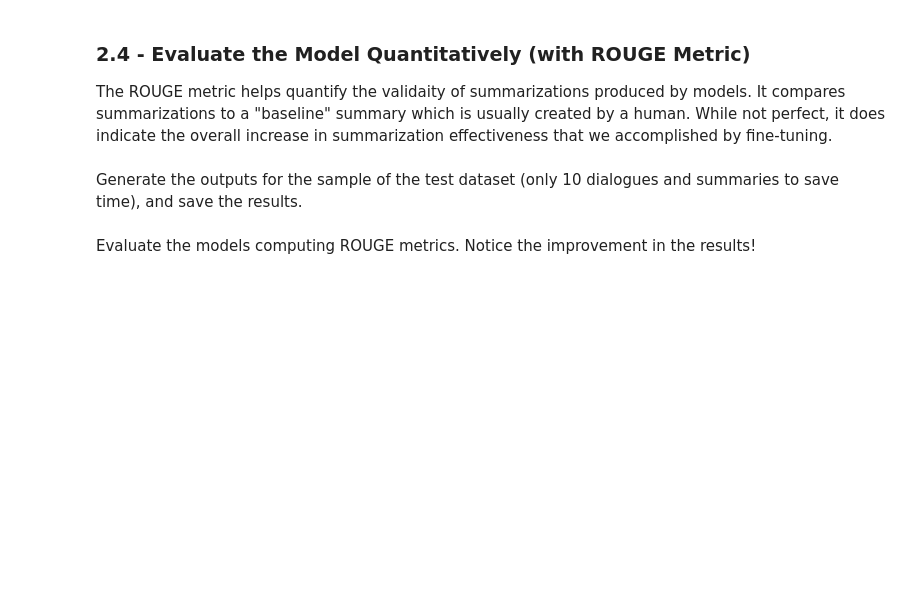
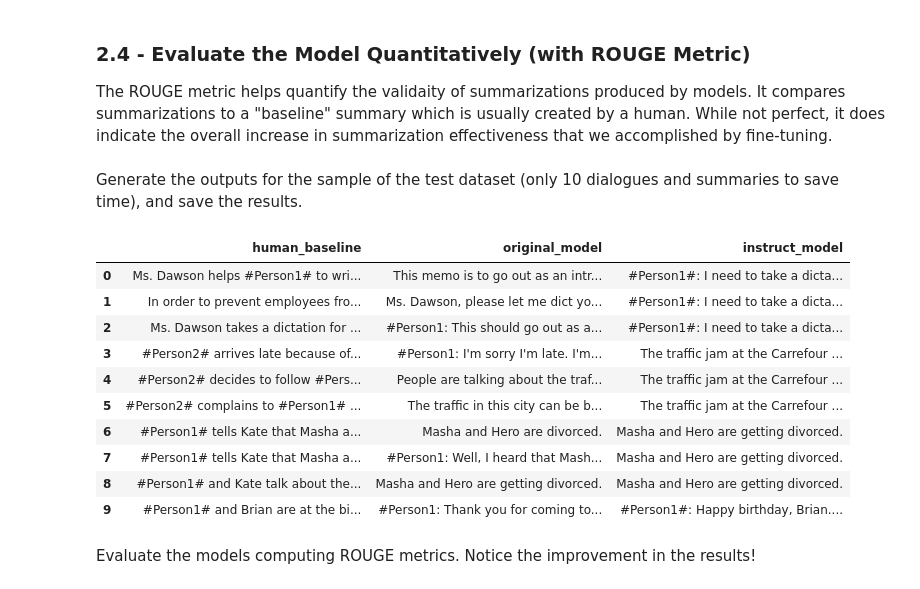
Before and after one commit to tanlandy/NLP, a Jupyter notebook: Generative_AI_with_LLM/Week2/lab2.ipynb, the cells around one changed output. Drawn from its saved outputs; the diff is of its cells as text; code cells hidden in the pictures; blank space fills up the shorter version.

```diff
--- a/Generative_AI_with_LLM/Week2/lab2.ipynb
+++ b/Generative_AI_with_LLM/Week2/lab2.ipynb
@@ -46,17 +94,19 @@ Load the pre-trained FLAN-T5 model and its tokenizer directly from HuggingFace.
 model_name = 'google/flan-t5-base'
 
 original_model = AutoModelForSeq2SeqLM.from_pretrained(model_name, torch_dtype=torch.bfloat16)
+# original_model is used to compare with all different fine-tuning strategies
 tokenizer = AutoTokenizer.from_pretrained(model_name)
+original_model = original_model.to(device)
 # %% [markdown]
 It is possible to pull out the number of the model parameters and find out how many of them are trainable. The following function can be used to do that, at this stage, you do not need to go into details of it.
 # %%
 def print_number_of_trainable_model_parameters(model):
     trainable_model_params = 0
     all_model_params = 0
-    for _, param in model.named_pamameters():
+    for _, param in model.named_parameters():
         all_model_params += param.numel()
         if param.requires_grad:
             trainable_model_params += param.numel()
-    return f"trainable model parameters: {trainable_model_params} \n all model parameter: {all_model_params} \n percentage: {trainable_model_params/all_model_params}"
+    print(f"trainable model parameters: {trainable_model_params} \nall model parameter: {all_model_params} \npercentage of trainable model parameters: {trainable_model_params/all_model_params * 100}%")
 
-print(print_number_of_trainable_model_parameters)
+print_number_of_trainable_model_parameters(original_model)
@@ -181,2 +306,3 @@ Create an instance of the `AudoModelForSeq2Seq` class for the instruct model.
 # %%
-instruct_model = AutoModelForSeq2SeqLM.from_pretrained("./flan-dialogue-summary-checkpoint", torch_dtype=torch.bfloat16)
+instruct_model = AutoModelForSeq2SeqLM.from_pretrained("./dialogue-summary-training-checkpoint07051122", torch_dtype=torch.bfloat16)
+instruct_model = instruct_model.to(device)
@@ -197,7 +327,7 @@ Summarize the following conversation.
 Summary:
 """
 
-input_ids = tokenizer(prompt, return_tensors='pt').input_ids
+input_ids = tokenizer(prompt, return_tensors='pt').input_ids.to(device)  # input_ids要加上.to(device)
 
 original_model_outputs = original_model.generate(input_ids=input_ids, generation_config=GenerationConfig(max_new_tokens=200, num_beams=1))
 original_model_test_output = tokenizer.decode(original_model_outputs[0], skip_special_tokens=True)
@@ -222,32 +364,44 @@ Generate the outputs for the sample of the test dataset (only 10 dialogues and s
 # %%
 dialogues = dataset['test'][0:10]['dialogue']
 human_baseline_summaries = dataset['test'][0:10]['summary']
 
 original_model_summaries = []
 instruct_model_summaries = []
 
 for _, dialogue in enumerate(dialogues):
     prompt = f"""
     Summarize the following conversation.
 
     {dialogue}
 
     Summary: """
 
-    input_ids = tokenizer(prompt, return_tensors='pt').input_ids
+    input_ids = tokenizer(prompt, return_tensors='pt').input_ids.to(device)
 
     original_model_outputs = original_model.generate(input_ids=input_ids, generation_config=GenerationConfig(max_new_tokens=200, num_beams=1))
     original_model_test_output = tokenizer.decode(original_model_outputs[0], skip_special_tokens=True)
     original_model_summaries.append(original_model_test_output)
 
     instruct_model_outputs = instruct_model.generate(input_ids=input_ids, generation_config=GenerationConfig(max_new_tokens=200, num_beams=1))
     instruct_model_test_output = tokenizer.decode(instruct_model_outputs[0], skip_special_tokens=True)
     instruct_model_summaries.append(instruct_model_test_output)
 
 zipped_summaries = list(zip(human_baseline_summaries, original_model_summaries, instruct_model_summaries))
 
 df = pd.DataFrame(zipped_summaries, columns=['human_baseline', 'original_model', 'instruct_model'])
 df
+# %% [output]
+|  | human_baseline | original_model | instruct_model |
+| 0 | Ms. Dawson helps #Person1# to wri... | This memo is to go out as an intr... | #Person1#: I need to take a dicta... |
+| 1 | In order to prevent employees fro... | Ms. Dawson, please let me dict yo... | #Person1#: I need to take a dicta... |
+| 2 | Ms. Dawson takes a dictation for ... | #Person1: This should go out as a... | #Person1#: I need to take a dicta... |
+| 3 | #Person2# arrives late because of... | #Person1: I'm sorry I'm late. I'm... | The traffic jam at the Carrefour ... |
+| 4 | #Person2# decides to follow #Pers... | People are talking about the traf... | The traffic jam at the Carrefour ... |
+| 5 | #Person2# complains to #Person1# ... | The traffic in this city can be b... | The traffic jam at the Carrefour ... |
+| 6 | #Person1# tells Kate that Masha a... | Masha and Hero are divorced. | Masha and Hero are getting divorced. |
+| 7 | #Person1# tells Kate that Masha a... | #Person1: Well, I heard that Mash... | Masha and Hero are getting divorced. |
+| 8 | #Person1# and Kate talk about the... | Masha and Hero are getting divorced. | Masha and Hero are getting divorced. |
+| 9 | #Person1# and Brian are at the bi... | #Person1: Thank you for coming to... | #Person1#: Happy birthday, Brian.... |
 # %% [markdown]
 Evaluate the models computing ROUGE metrics. Notice the improvement in the results!
 # %%
```
Also changed, not shown: parts of 41 cells of this notebook.
